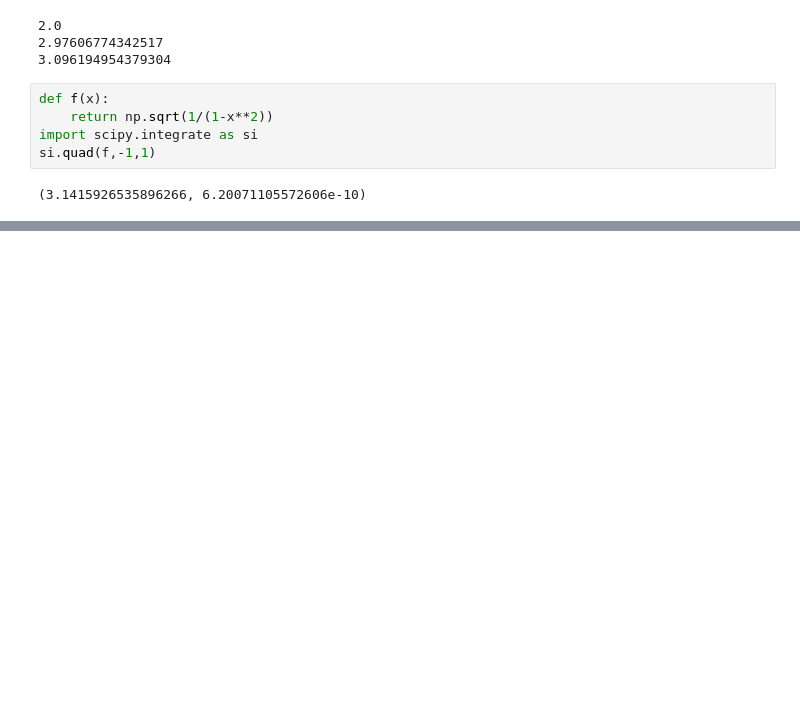
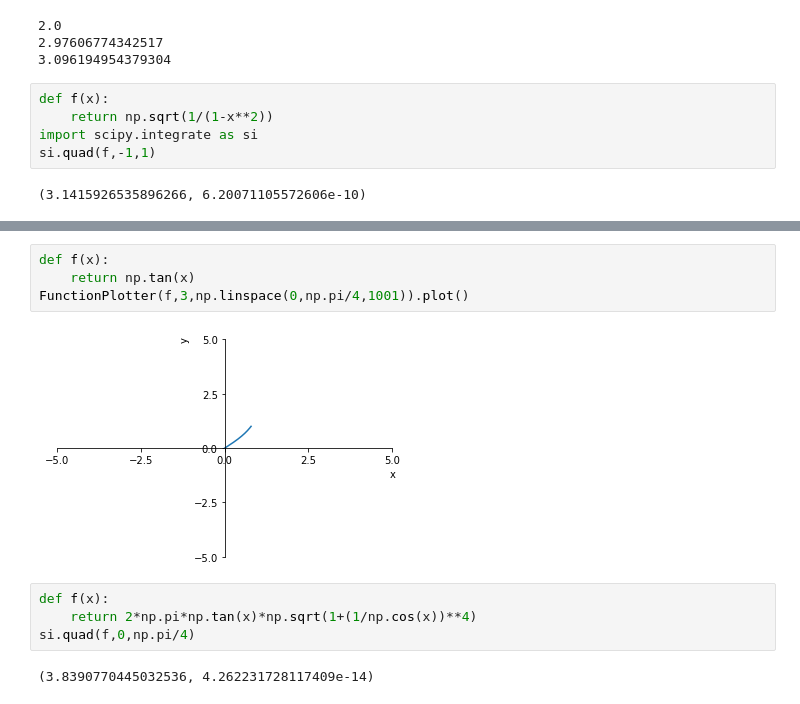
Before and after one commit to Zhurp2020/NLP-from-scratch, a Jupyter notebook: Thomas Calculus/Chapter 6 code.ipynb, the cells around one changed output, grey strips where cells are left out. Drawn from its saved outputs; the diff is of its cells as text; blank space fills up the shorter version.

```diff
--- a/Thomas Calculus/Chapter 6 code.ipynb
+++ b/Thomas Calculus/Chapter 6 code.ipynb
@@ -130,0 +140,12 @@ si.quad(f,-1,1)
+# %%
+def f(x):
+    return np.tan(x)
+FunctionPlotter(f,3,np.linspace(0,np.pi/4,1001)).plot()
+# %% [output]
+[figure, added]
+# %%
+def f(x):
+    return 2*np.pi*np.tan(x)*np.sqrt(1+(1/np.cos(x))**4)
+si.quad(f,0,np.pi/4)
+# %% [output]
+(3.8390770445032536, 4.262231728117409e-14)
```
Also changed, not shown: parts of 1 cell of this notebook, 4 other files.
